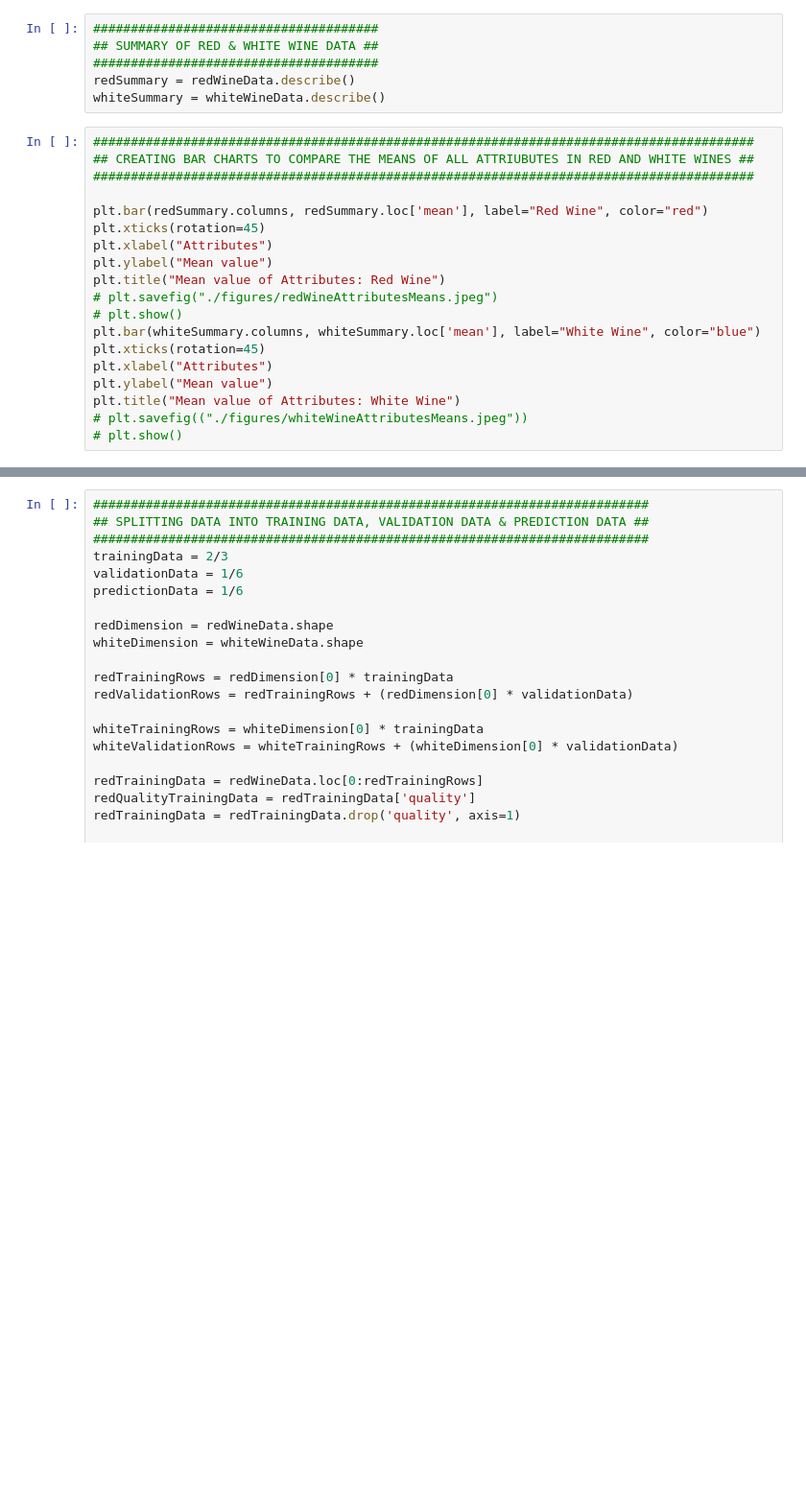
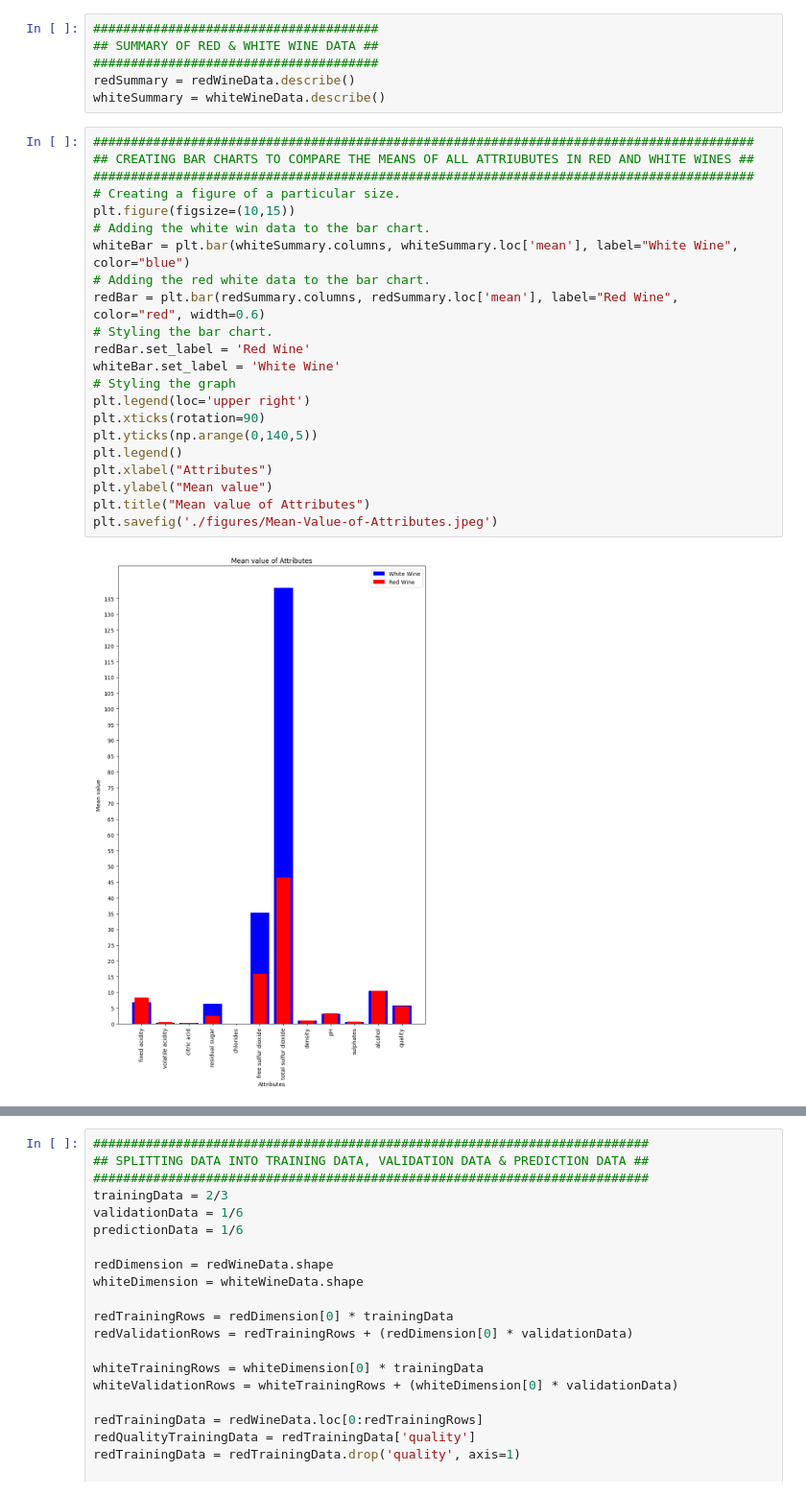
Before and after one commit to DivyeshVed/WIne-Quality, a Jupyter notebook: trial.ipynb, the cells around one changed output, grey strips where cells are left out. Shown: that part at 96% size. Drawn from its saved outputs; the diff is of its cells as text; blank space fills up the shorter version.

```diff
--- a/trial.ipynb
+++ b/trial.ipynb
@@ -24,22 +25,27 @@ whiteSummary = whiteWineData.describe()
 # %%
 ########################################################################################
 ## CREATING BAR CHARTS TO COMPARE THE MEANS OF ALL ATTRIUBUTES IN RED AND WHITE WINES ##
 ########################################################################################
-
-plt.bar(redSummary.columns, redSummary.loc['mean'], label="Red Wine", color="red")
-plt.xticks(rotation=45)
+# Creating a figure of a particular size.
+plt.figure(figsize=(10,15))
+# Adding the white win data to the bar chart.
+whiteBar = plt.bar(whiteSummary.columns, whiteSummary.loc['mean'], label="White Wine", color="blue")
+# Adding the red white data to the bar chart.
+redBar = plt.bar(redSummary.columns, redSummary.loc['mean'], label="Red Wine", color="red", width=0.6)
+# Styling the bar chart.
+redBar.set_label = 'Red Wine'
+whiteBar.set_label = 'White Wine'
+# Styling the graph
+plt.legend(loc='upper right')
+plt.xticks(rotation=90)
+plt.yticks(np.arange(0,140,5))
+plt.legend()
 plt.xlabel("Attributes")
 plt.ylabel("Mean value")
-plt.title("Mean value of Attributes: Red Wine")
-# plt.savefig("./figures/redWineAttributesMeans.jpeg")
-# plt.show()
-plt.bar(whiteSummary.columns, whiteSummary.loc['mean'], label="White Wine", color="blue")
-plt.xticks(rotation=45)
-plt.xlabel("Attributes")
-plt.ylabel("Mean value")
-plt.title("Mean value of Attributes: White Wine")
-# plt.savefig(("./figures/whiteWineAttributesMeans.jpeg"))
-# plt.show()
+plt.title("Mean value of Attributes")
+plt.savefig('./figures/Mean-Value-of-Attributes.jpeg')
+# %% [output]
+[figure, added]
 # %%
 ###############################################################
 ## COMPARING THE ALCOHOL CONTENT AND THE QUALITY OF THE WINE ##
```
Also changed, not shown: parts of 2 cells of this notebook, 7 other files.
